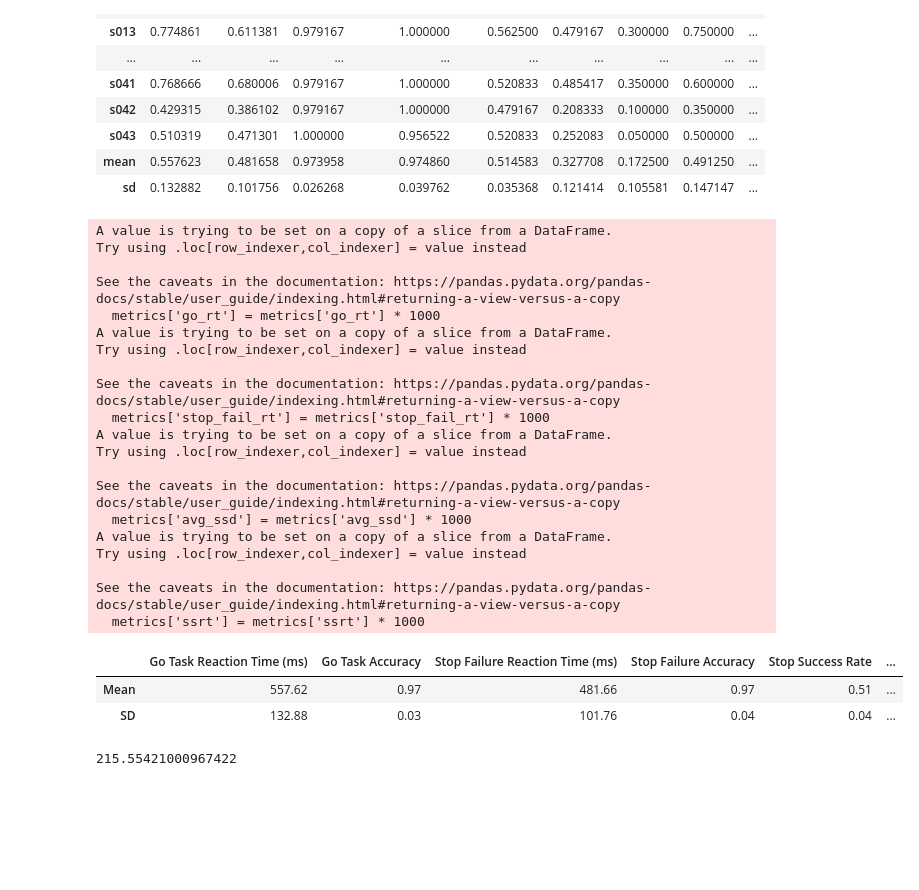
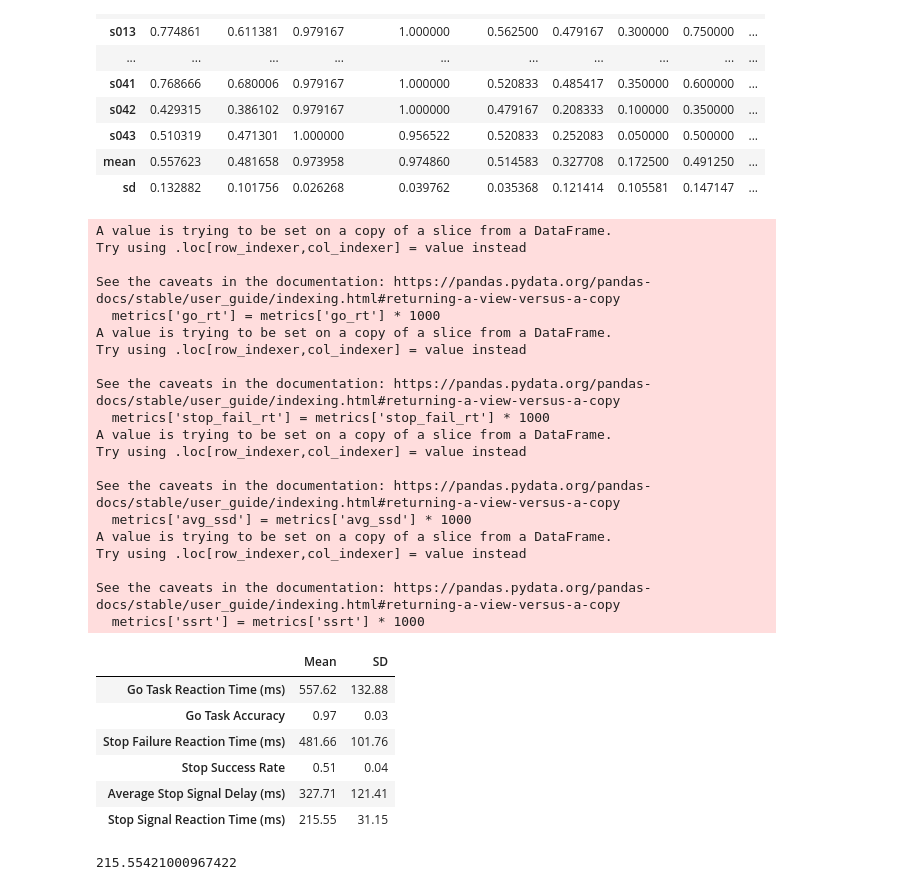
Before and after one commit to kriti-ach/SharedControlPaper, a Jupyter notebook: notebooks/analysis/simple_stop_qc.ipynb, the cells around one changed output. Drawn from its saved outputs; the diff is of its cells as text; code cells hidden in the pictures; blank space fills up the shorter version.

```diff
--- a/notebooks/analysis/simple_stop_qc.ipynb
+++ b/notebooks/analysis/simple_stop_qc.ipynb
@@ -215,8 +215,8 @@ metrics['avg_ssd'] = metrics['avg_ssd'] * 1000
 metrics['ssrt'] = metrics['ssrt'] * 1000
 
 # Calculate the mean and standard deviation for the specified metrics
-mean_values = metrics[['go_rt', 'go_acc', 'stop_fail_rt', 'stop_failure_acc', 'stop_success', 'avg_ssd', 'ssrt']].mean().to_frame().T
-sd_values = metrics[['go_rt', 'go_acc', 'stop_fail_rt', 'stop_failure_acc', 'stop_success', 'avg_ssd', 'ssrt']].std().to_frame().T
+mean_values = metrics[['go_rt', 'go_acc', 'stop_fail_rt', 'stop_success', 'avg_ssd', 'ssrt']].mean().to_frame().T
+sd_values = metrics[['go_rt', 'go_acc', 'stop_fail_rt', 'stop_success', 'avg_ssd', 'ssrt']].std().to_frame().T
 
 # Combine mean and standard deviation into a single DataFrame
 metrics_mean_sd = pd.concat([mean_values, sd_values], ignore_index=True)
@@ -226,7 +226,6 @@ new_column_names = {
     'go_rt': 'Go Task Reaction Time (ms)',
     'go_acc': 'Go Task Accuracy',
     'stop_fail_rt': 'Stop Failure Reaction Time (ms)',
-    'stop_failure_acc': 'Stop Failure Accuracy',
     'stop_success': 'Stop Success Rate',
     'avg_ssd': 'Average Stop Signal Delay (ms)',
     'ssrt': 'Stop Signal Reaction Time (ms)'
@@ -234,36 +233,41 @@ new_column_names = {
 
 # Rename the columns using the mapping
 metrics_mean_sd = metrics_mean_sd.rename(columns=new_column_names)
 metrics_mean_sd = metrics_mean_sd.applymap(lambda x: round(x, 2))
+metrics_mean_sd = metrics_mean_sd.T
 # Save the combined DataFrame to a CSV file
 metrics_mean_sd.to_csv('output/simple_stop_metrics_mean_sd.csv')
 
 # Display the DataFrame
 metrics_mean_sd
 # %% [output]
 A value is trying to be set on a copy of a slice from a DataFrame.
 Try using .loc[row_indexer,col_indexer] = value instead
 
 See the caveats in the documentation: https://pandas.pydata.org/pandas-docs/stable/user_guide/indexing.html#returning-a-view-versus-a-copy
   metrics['go_rt'] = metrics['go_rt'] * 1000
 A value is trying to be set on a copy of a slice from a DataFrame.
 Try using .loc[row_indexer,col_indexer] = value instead
 
 See the caveats in the documentation: https://pandas.pydata.org/pandas-docs/stable/user_guide/indexing.html#returning-a-view-versus-a-copy
   metrics['stop_fail_rt'] = metrics['stop_fail_rt'] * 1000
 A value is trying to be set on a copy of a slice from a DataFrame.
 Try using .loc[row_indexer,col_indexer] = value instead
 
 See the caveats in the documentation: https://pandas.pydata.org/pandas-docs/stable/user_guide/indexing.html#returning-a-view-versus-a-copy
   metrics['avg_ssd'] = metrics['avg_ssd'] * 1000
 A value is trying to be set on a copy of a slice from a DataFrame.
 Try using .loc[row_indexer,col_indexer] = value instead
 
 See the caveats in the documentation: https://pandas.pydata.org/pandas-docs/stable/user_guide/indexing.html#returning-a-view-versus-a-copy
   metrics['ssrt'] = metrics['ssrt'] * 1000
-|  | Go Task Reaction Time (ms) | Go Task Accuracy | Stop Failure Reaction Time (ms) | Stop Failure Accuracy | Stop Success Rate | ... |
-| Mean | 557.62 | 0.97 | 481.66 | 0.97 | 0.51 | ... |
-| SD | 132.88 | 0.03 | 101.76 | 0.04 | 0.04 | ... |
+|  | Mean | SD |
+| Go Task Reaction Time (ms) | 557.62 | 132.88 |
+| Go Task Accuracy | 0.97 | 0.03 |
+| Stop Failure Reaction Time (ms) | 481.66 | 101.76 |
+| Stop Success Rate | 0.51 | 0.04 |
+| Average Stop Signal Delay (ms) | 327.71 | 121.41 |
+| Stop Signal Reaction Time (ms) | 215.55 | 31.15 |
 # %%
 np.mean(metrics['ssrt'])
 # %% [output]
```
Also changed, not shown: 10 other files.
